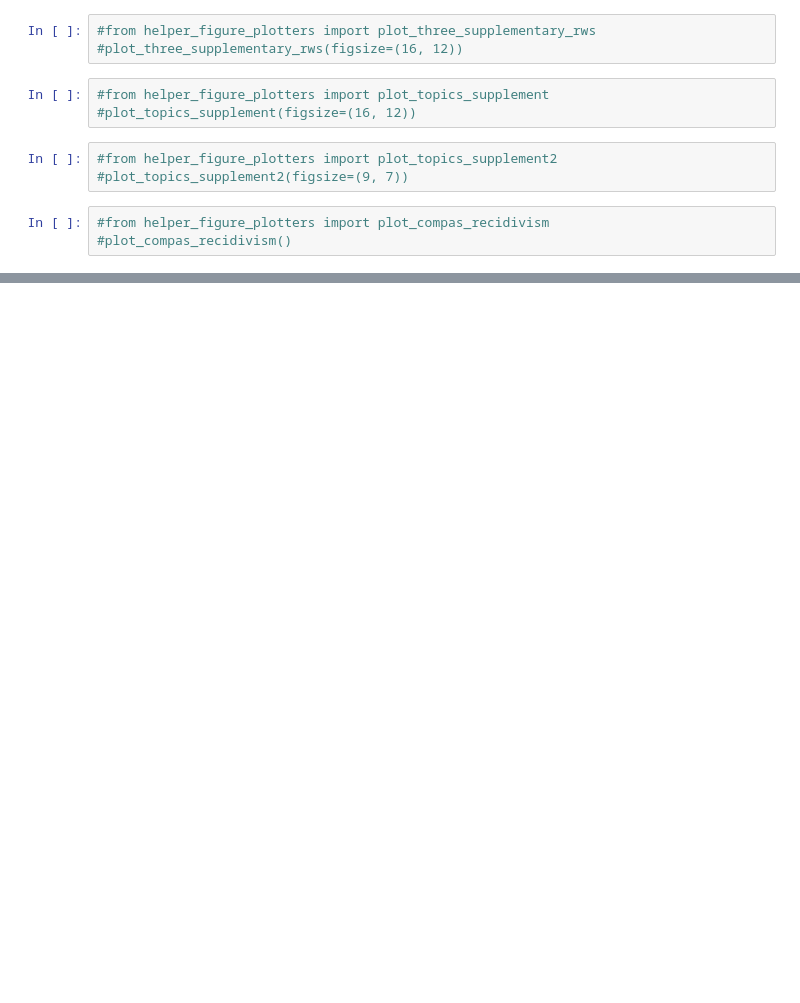
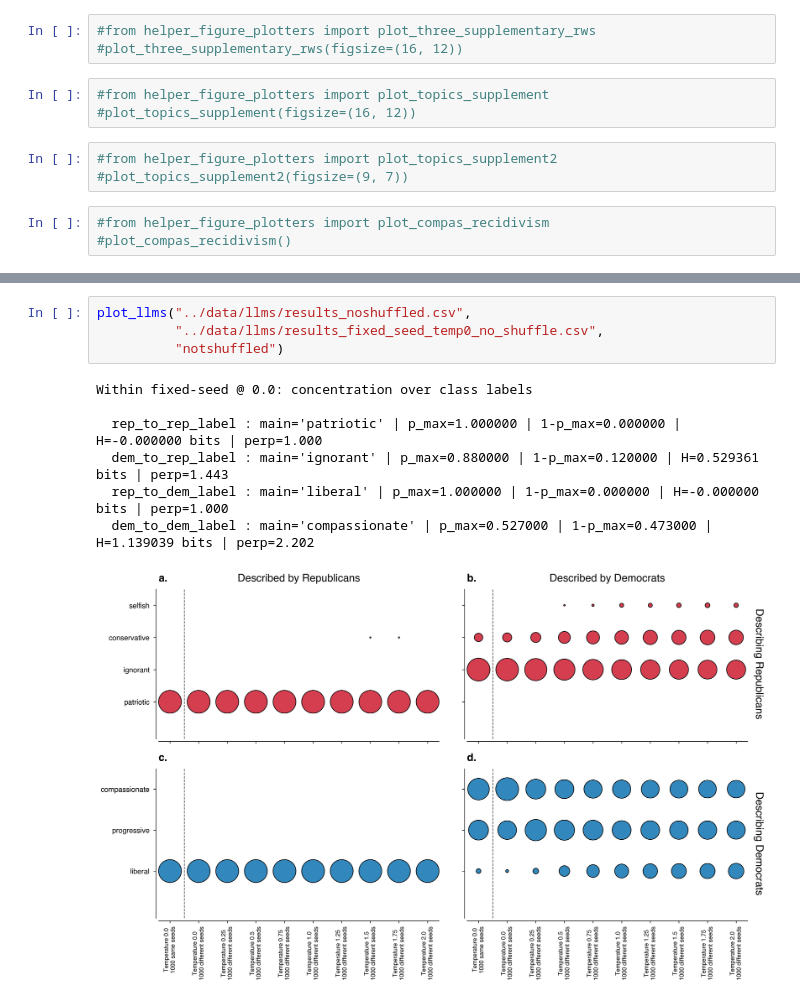
Before and after one commit to crahal/seeds, a Jupyter notebook: src/visualisation_notebook.ipynb, the cells around one changed output, grey strips where cells are left out. Drawn from its saved outputs; the diff is of its cells as text; blank space fills up the shorter version.

Commit message:
Interim figure updates (just a couple more required)

```diff
--- a/src/visualisation_notebook.ipynb
+++ b/src/visualisation_notebook.ipynb
@@ -242,0 +248,12 @@ plot_llms("../data/llms/results_shuffled.csv",
+# %%
+plot_llms("../data/llms/results_noshuffled.csv",
+          "../data/llms/results_fixed_seed_temp0_no_shuffle.csv",
+          "notshuffled")
+# %% [output]
+Within fixed-seed @ 0.0: concentration over class labels
+
+  rep_to_rep_label : main='patriotic' | p_max=1.000000 | 1-p_max=0.000000 | H=-0.000000 bits | perp=1.000
+  dem_to_rep_label : main='ignorant' | p_max=0.880000 | 1-p_max=0.120000 | H=0.529361 bits | perp=1.443
+  rep_to_dem_label : main='liberal' | p_max=1.000000 | 1-p_max=0.000000 | H=-0.000000 bits | perp=1.000
+  dem_to_dem_label : main='compassionate' | p_max=0.527000 | 1-p_max=0.473000 | H=1.139039 bits | perp=2.202
+[figure, added]
```
Also changed, not shown: parts of 10 cells of this notebook, 11 other files.
